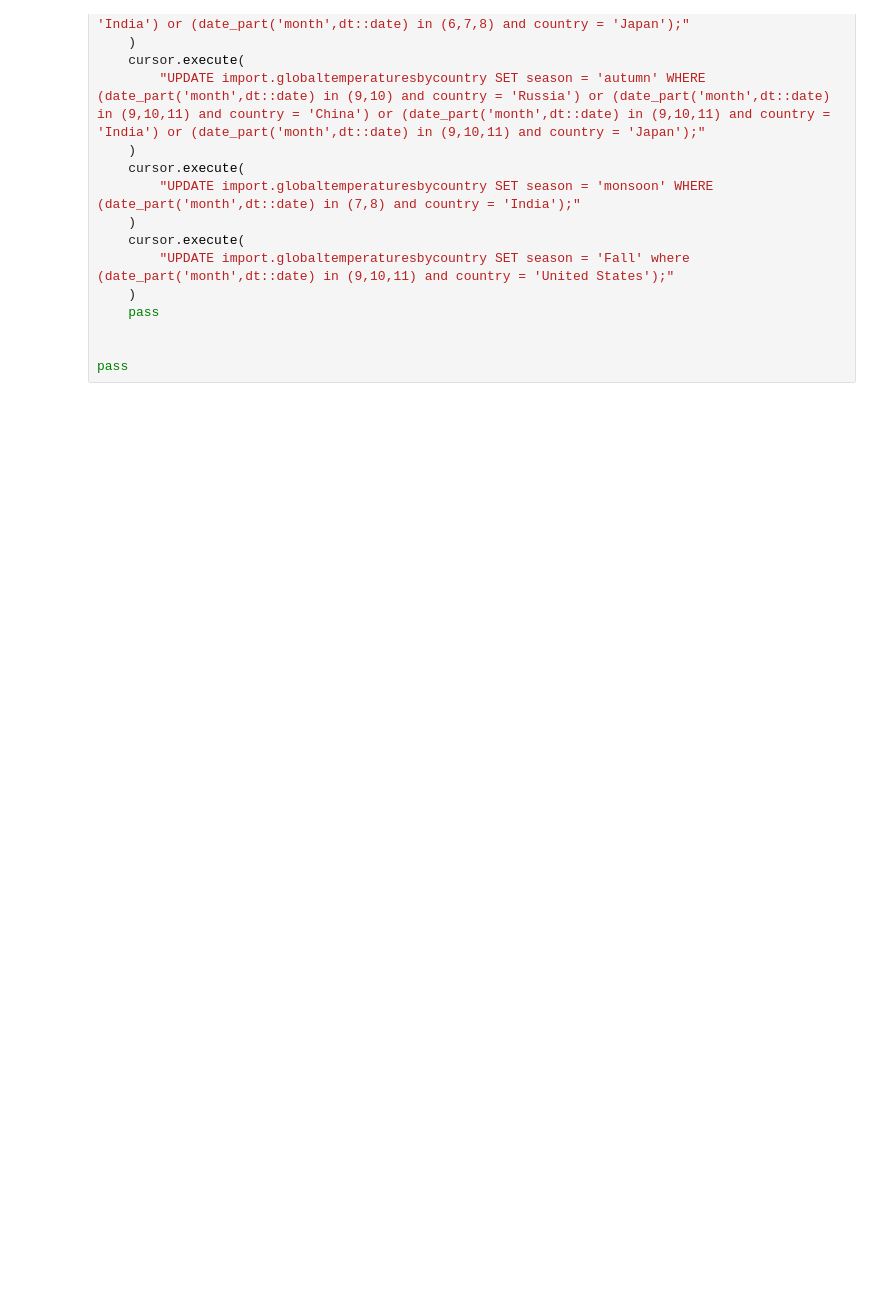
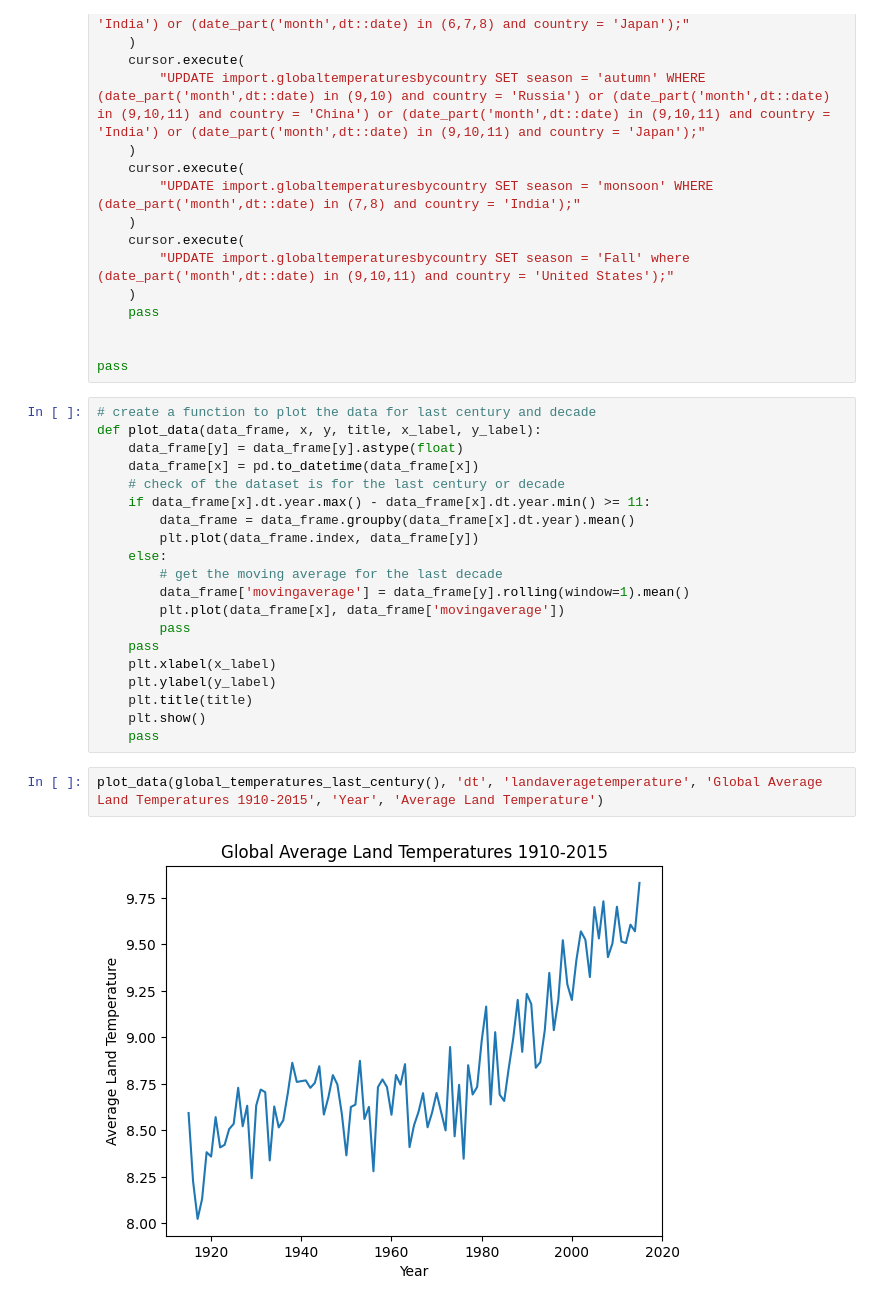
Before and after one commit to nogibjj/data-query-microservice-api, a Jupyter notebook: main/eda/EDA_Q2.ipynb, the cells around one changed output. Drawn from its saved outputs; the diff is of its cells as text; blank space fills up the shorter version.

Commit message:
cleaning up EDQ2 and adding a few plots

```diff
--- a/main/eda/EDA_Q2.ipynb
+++ b/main/eda/EDA_Q2.ipynb
@@ -68,3 +70,27 @@ def add_season_column():
 
 
 pass
+# %%
+# create a function to plot the data for last century and decade
+def plot_data(data_frame, x, y, title, x_label, y_label):
+    data_frame[y] = data_frame[y].astype(float)
+    data_frame[x] = pd.to_datetime(data_frame[x])
+    # check of the dataset is for the last century or decade
+    if data_frame[x].dt.year.max() - data_frame[x].dt.year.min() >= 11:
+        data_frame = data_frame.groupby(data_frame[x].dt.year).mean()
+        plt.plot(data_frame.index, data_frame[y])
+    else:
+        # get the moving average for the last decade
+        data_frame['movingaverage'] = data_frame[y].rolling(window=1).mean()
+        plt.plot(data_frame[x], data_frame['movingaverage'])
+        pass
+    pass
+    plt.xlabel(x_label)
+    plt.ylabel(y_label)
+    plt.title(title)
+    plt.show()
+    pass
+# %%
+plot_data(global_temperatures_last_century(), 'dt', 'landaveragetemperature', 'Global Average Land Temperatures 1910-2015', 'Year', 'Average Land Temperature')
+# %% [output]
+[figure, added]
```
Also changed, not shown: parts of 15 cells of this notebook.
